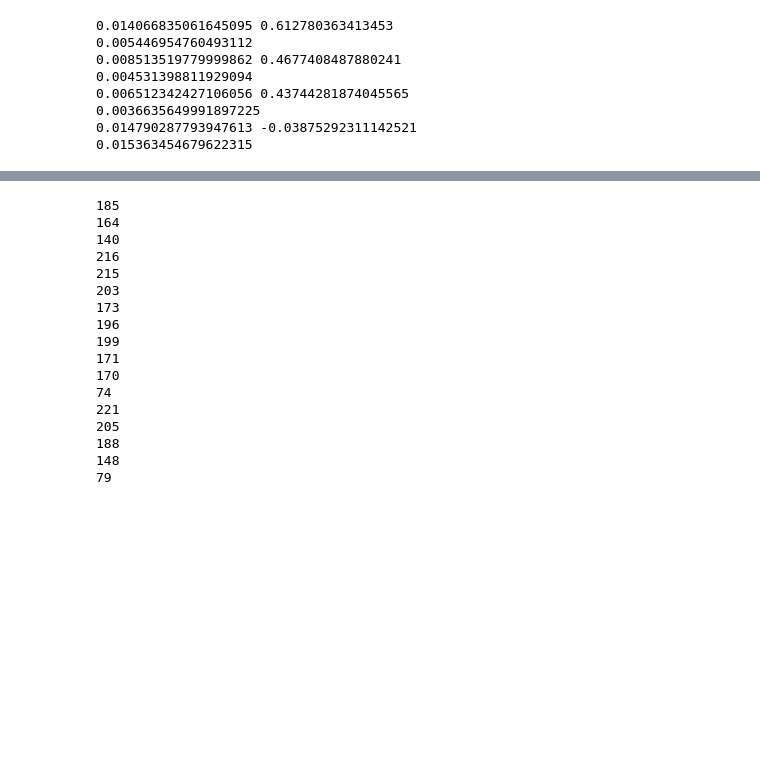
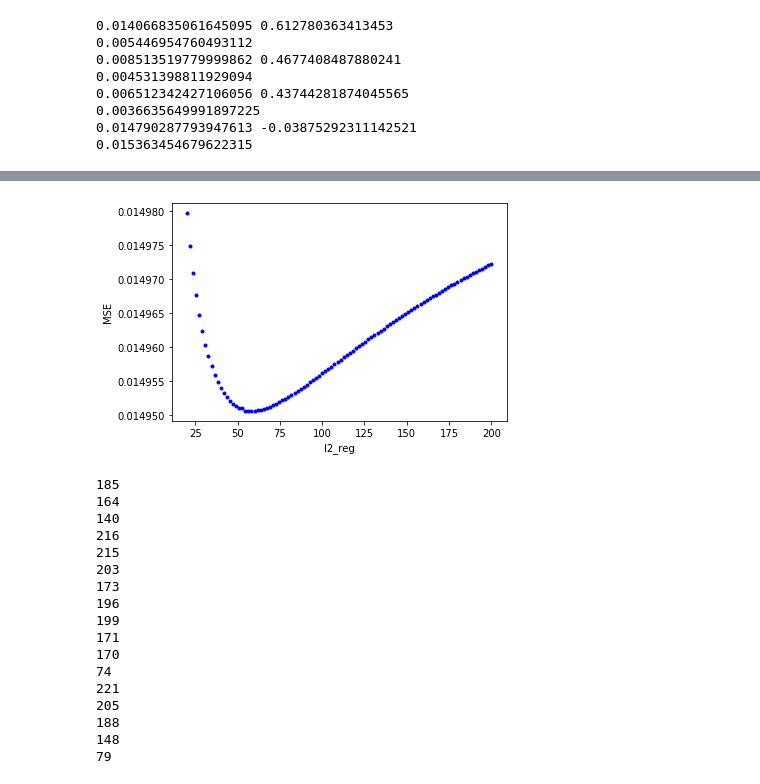
Before and after one commit to AnverK/VK_Graduation, a Jupyter notebook: src/executor.ipynb, the cells around one changed output, grey strips where cells are left out. Drawn from its saved outputs; the diff is of its cells as text; code cells hidden in the pictures; blank space fills up the shorter version.

```diff
--- a/src/executor.ipynb
+++ b/src/executor.ipynb
@@ -229,3 +226,17 @@ plt.show()
+# %%
+mse = []
+l2_reg_l = np.linspace(20, 200, num=100)
+for l2_reg in l2_reg_l:
+    iv_model = InstrumentalVariable(90, l2_reg)
+    cur_mse = evaluate_model_with_outliers(iv_model, s_features_p, target_feature, nu=0.15, n_splits=10)
+    mse.append(cur_mse)
+plt.plot(l2_reg_l, mse, 'b.')
+plt.xlabel('l2_reg')
+plt.ylabel('MSE')
+plt.savefig('MSE_l2_dependency.pdf')
+plt.show()
+# %% [output]
+[figure, added]
 # %%
 # draw_long_short_plots(zipped_X, zipped_y, outliers=outliers)
 # %%
```
Also changed, not shown: parts of 3 cells of this notebook, 14 other files.
